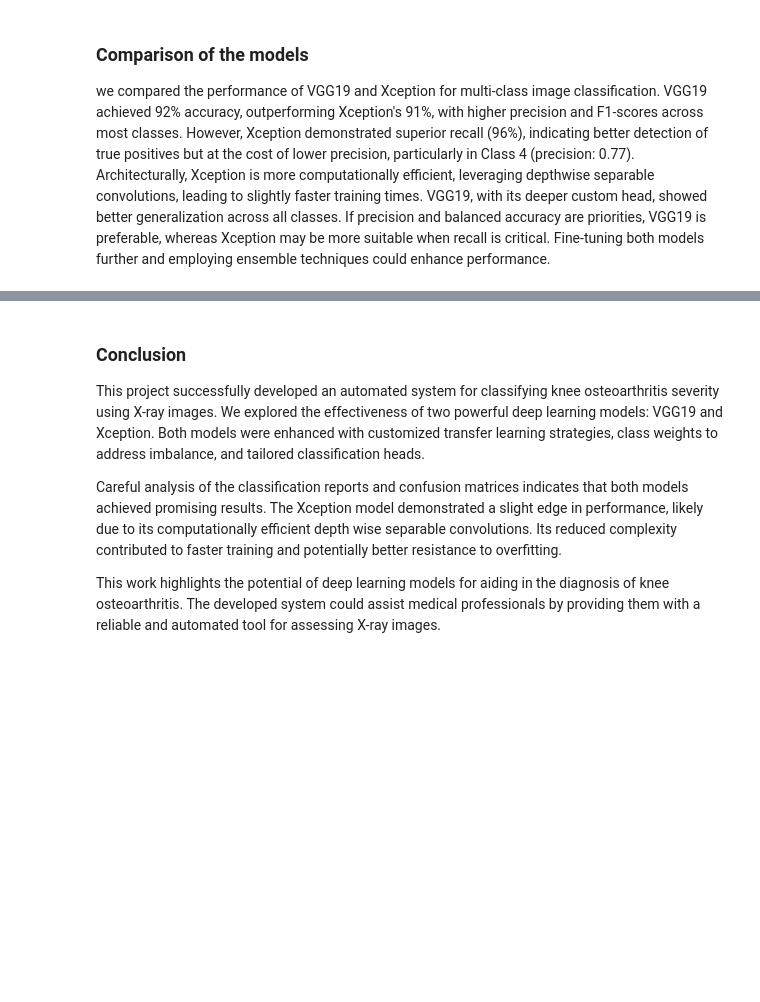
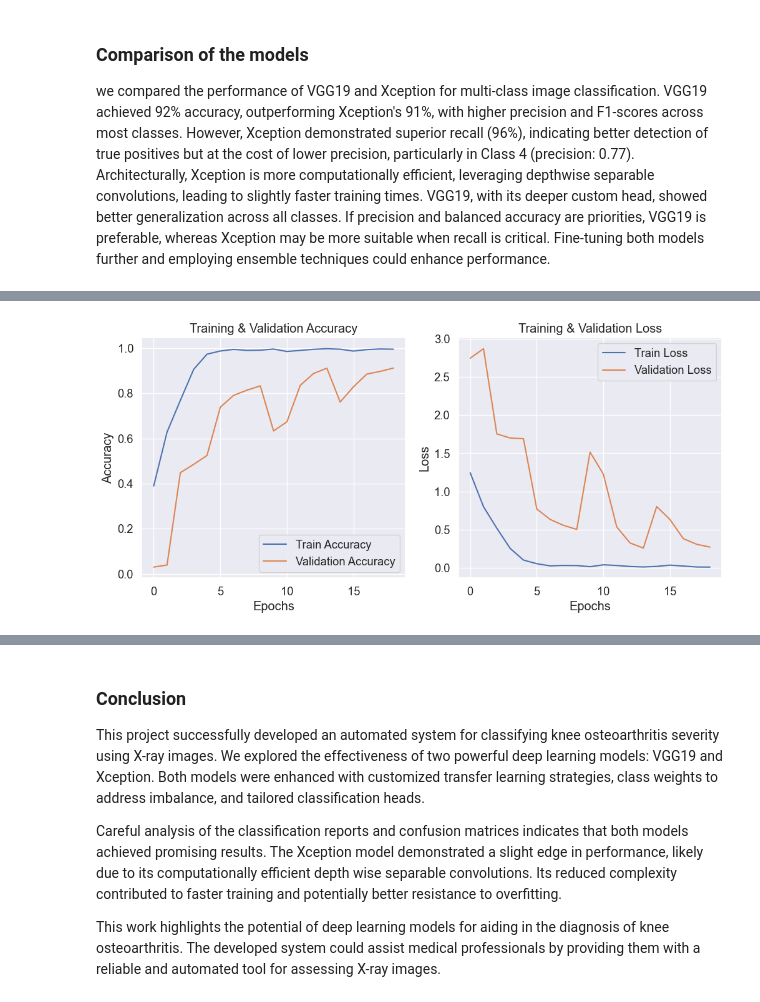
Before and after one commit to aliirtazas/knee-osteoarthritis-deep-learning, a Jupyter notebook: model.ipynb, the cells around one changed output, grey strips where cells are left out. Drawn from its saved outputs; the diff is of its cells as text; code cells hidden in the pictures; blank space fills up the shorter version.

Commit message:
ran resnet50 model

```diff
--- a/model.ipynb
+++ b/model.ipynb
@@ -643,0 +657,11 @@ xception_model.save('xception_model.h5')
+# %%
+from sklearn.utils import class_weight
+
+class_weights = class_weight.compute_class_weight(
+    class_weight='balanced',
+    classes=np.unique(df_train_kaggle.label.values),  # Unique class labels
+    y=df_train_kaggle.label.values  # All training labels
+)
+
+# Convert to dictionary format for Keras
+class_weights = dict(enumerate(class_weights))
@@ -643,0 +743,27 @@ xception_model.save('xception_model.h5')
+# %%
+def plot_training_history(history):
+    plt.figure(figsize=(12, 5))
+
+    # Accuracy
+    plt.subplot(1, 2, 1)
+    plt.plot(history.history['acc'], label='Train Accuracy')
+    plt.plot(history.history['val_acc'], label='Validation Accuracy')
+    plt.legend()
+    plt.xlabel("Epochs")
+    plt.ylabel("Accuracy")
+    plt.title("Training & Validation Accuracy")
+
+    # Loss
+    plt.subplot(1, 2, 2)
+    plt.plot(history.history['loss'], label='Train Loss')
+    plt.plot(history.history['val_loss'], label='Validation Loss')
+    plt.legend()
+    plt.xlabel("Epochs")
+    plt.ylabel("Loss")
+    plt.title("Training & Validation Loss")
+
+    plt.show()
+
+plot_training_history(history_resnet)
+# %% [output]
+[figure, added]
```
Also changed, not shown: parts of 10 cells of this notebook, 1 other file.
